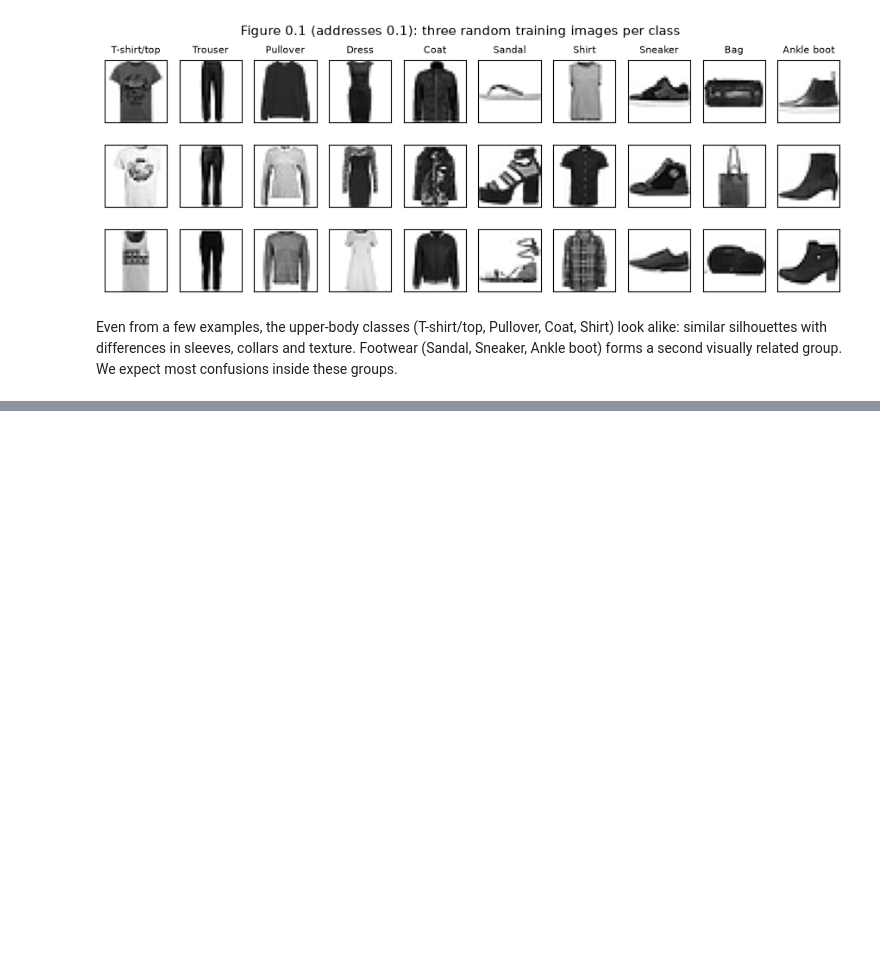
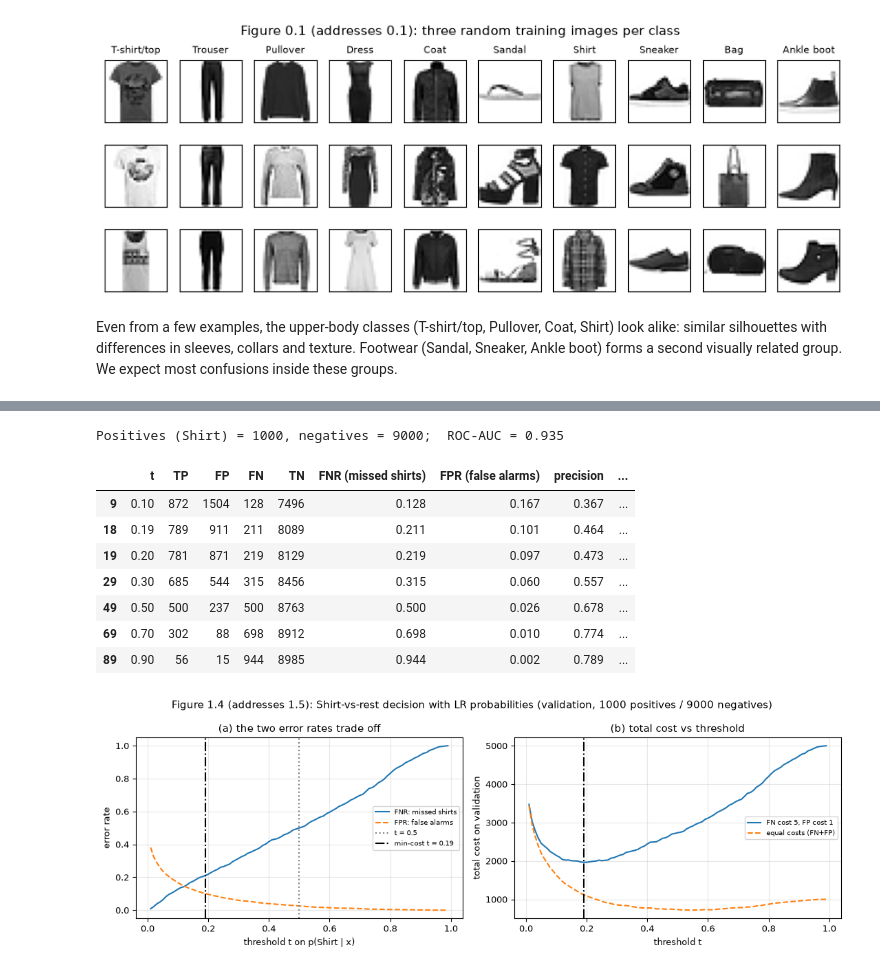
Before and after one commit to MazharulNibir1/ML_Coursework_1, a Jupyter notebook: coursework.ipynb, the cells around one changed output, grey strips where cells are left out. Saved outputs shown, nothing was run; the diff lists cells and outputs as text; code cells hidden in the pictures; blank space fills up the shorter version.

```diff
--- a/coursework.ipynb
+++ b/coursework.ipynb
@@ -127,0 +433,55 @@ Ankle boot) forms a second visually related group. We expect most confusions ins
+# %%
+from sklearn.metrics import precision_recall_curve, roc_auc_score
+
+POS = CLASS_NAMES.index("Shirt")
+score = proba_lr[:, POS]; is_pos = (y_val == POS)
+thresholds = np.linspace(0.01, 0.99, 99)
+rows = []
+for t in thresholds:
+    pred_pos = score >= t
+    tp = np.sum(pred_pos & is_pos); fp = np.sum(pred_pos & ~is_pos)
+    fn = np.sum(~pred_pos & is_pos); tn = np.sum(~pred_pos & ~is_pos)
+    rows.append({"t": t, "TP": tp, "FP": fp, "FN": fn, "TN": tn,
+                 "FNR (missed shirts)": fn / is_pos.sum(), "FPR (false alarms)": fp / (~is_pos).sum(),
+                 "precision": tp / max(tp + fp, 1), "cost (FN=5, FP=1)": 5 * fn + fp})
+thr = pd.DataFrame(rows)
+t_cost = thr.loc[thr["cost (FN=5, FP=1)"].idxmin(), "t"]
+t_half = thr.iloc[(thr.t - 0.5).abs().argmin()]
+print(f"Positives (Shirt) = {is_pos.sum()}, negatives = {(~is_pos).sum()};  ROC-AUC = {roc_auc_score(is_pos, score):.3f}")
+display(thr[thr.t.round(2).isin([0.1, 0.2, 0.3, round(t_cost, 2), 0.5, 0.7, 0.9])].round(3))
+
+fig, axes = plt.subplots(1, 2, figsize=(11, 3.8))
+ax = axes[0]
+ax.plot(thr.t, thr["FNR (missed shirts)"], "-", label="FNR: missed shirts")
+ax.plot(thr.t, thr["FPR (false alarms)"], "--", label="FPR: false alarms")
+ax.axvline(0.5, color="grey", ls=":", label="t = 0.5")
+ax.axvline(t_cost, color="k", ls="-.", label=f"min-cost t = {t_cost:.2f}")
+ax.set_xlabel("threshold t on p(Shirt | x)"); ax.set_ylabel("error rate"); ax.legend(fontsize=7)
+ax.set_title("(a) the two error rates trade off")
+ax = axes[1]
+ax.plot(thr.t, thr["cost (FN=5, FP=1)"], "-", label="FN cost 5, FP cost 1")
+ax.plot(thr.t, thr.FN + thr.FP, "--", label="equal costs (FN+FP)")
+ax.axvline(t_cost, color="k", ls="-.")
+ax.set_xlabel("threshold t"); ax.set_ylabel("total cost on validation"); ax.legend(fontsize=7)
+ax.set_title("(b) total cost vs threshold")
+fig.suptitle("Figure 1.4 (addresses 1.5): Shirt-vs-rest decision with LR probabilities "
+             f"(validation, {is_pos.sum()} positives / {(~is_pos).sum()} negatives)")
+fig.tight_layout(); savefig(fig, "fig1_4_threshold"); plt.show()
+
+log_experiment(id="E1.5", task="1.5", question="How does the threshold trade missed shirts against false alarms?",
+               hypothesis="With FN 5x costlier, the best threshold is well below 0.5",
+               changed_variable="threshold t in [0.01, 0.99]", fixed_conditions=f"LR C={best_C}, validation scores",
+               split="fit train_sub / eval val", seed=0, configuration="Shirt (pos) vs rest, cost FN=5 FP=1",
+               metric="FNR, FPR, total cost", result=f"min-cost t={t_cost:.2f}",
+               output_path="figures/fig1_4_threshold.png");
+# %% [output]
+Positives (Shirt) = 1000, negatives = 9000;  ROC-AUC = 0.935
+|  | t | TP | FP | FN | TN | FNR (missed shirts) | FPR (false alarms) | precision | ... |
+| 9 | 0.10 | 872 | 1504 | 128 | 7496 | 0.128 | 0.167 | 0.367 | ... |
+| 18 | 0.19 | 789 | 911 | 211 | 8089 | 0.211 | 0.101 | 0.464 | ... |
+| 19 | 0.20 | 781 | 871 | 219 | 8129 | 0.219 | 0.097 | 0.473 | ... |
+| 29 | 0.30 | 685 | 544 | 315 | 8456 | 0.315 | 0.060 | 0.557 | ... |
+| 49 | 0.50 | 500 | 237 | 500 | 8763 | 0.500 | 0.026 | 0.678 | ... |
+| 69 | 0.70 | 302 | 88 | 698 | 8912 | 0.698 | 0.010 | 0.774 | ... |
+| 89 | 0.90 | 56 | 15 | 944 | 8985 | 0.944 | 0.002 | 0.789 | ... |
+[figure, added]
```
Also changed, not shown: parts of 19 cells of this notebook, 11 other files.
